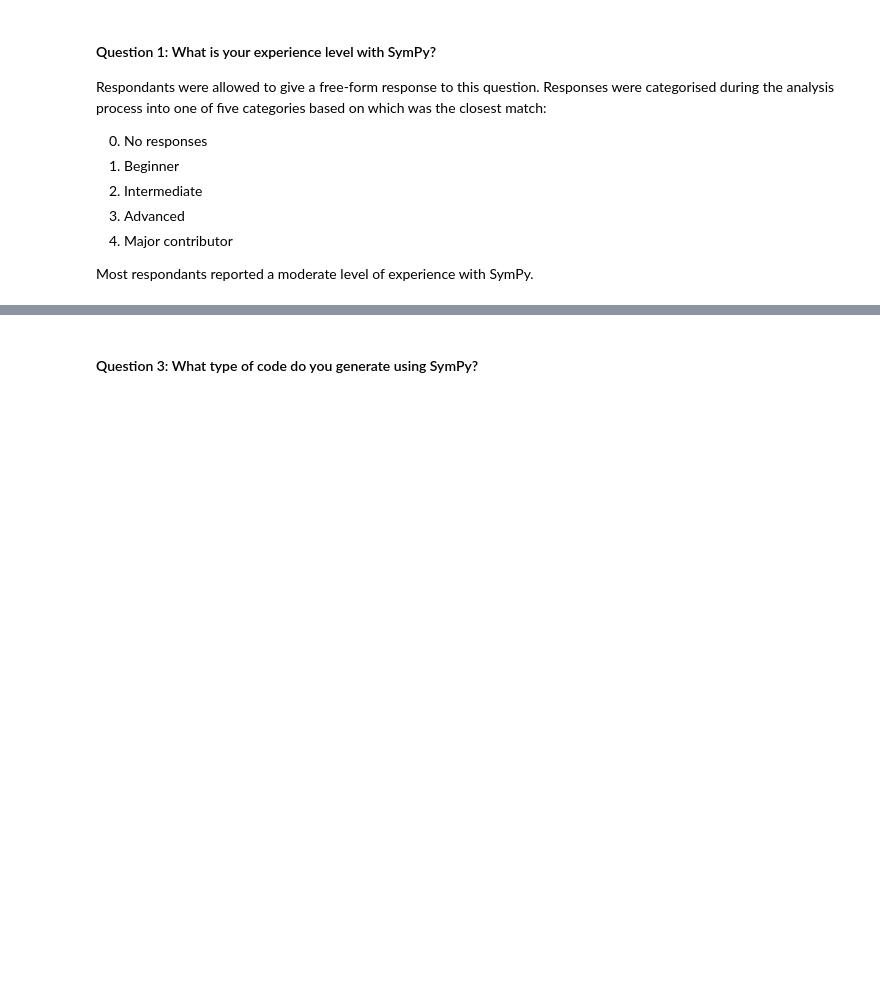
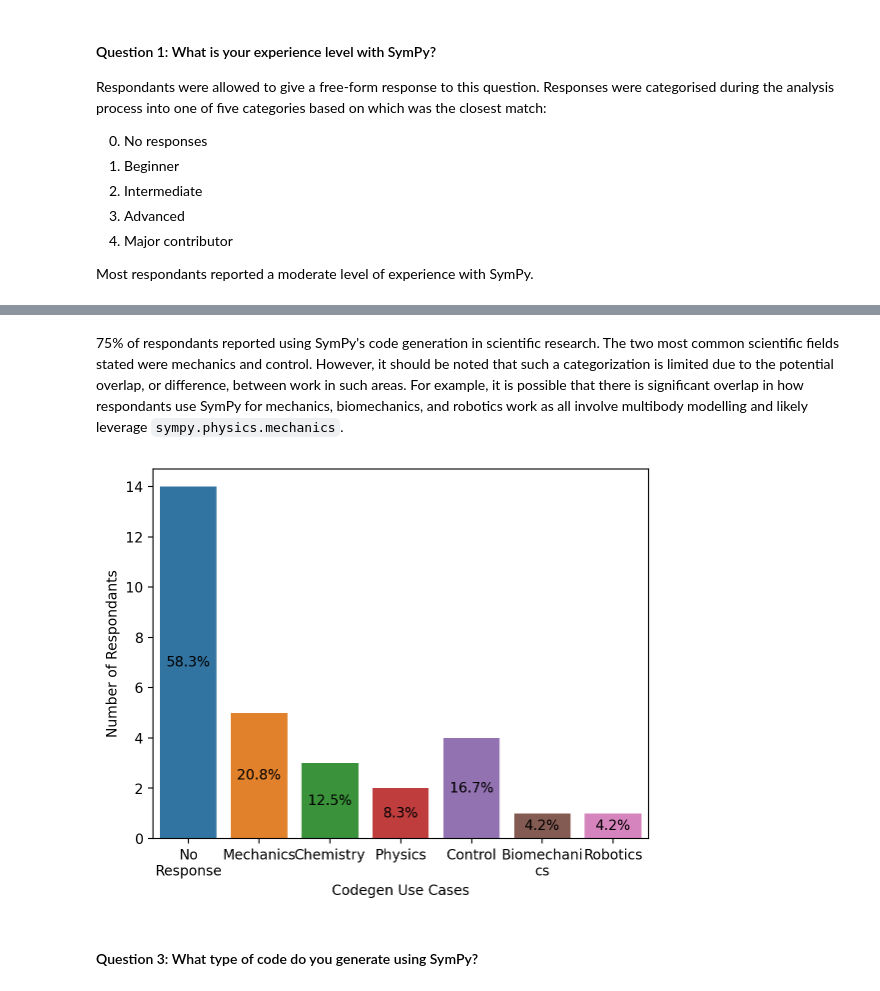
Before and after one commit to sympy/sympy-codegen-survey, a Jupyter notebook: analysis.ipynb, the cells around one changed output, grey strips where cells are left out. Cells and saved outputs as stored; diff of their text form; code cells hidden in the pictures; blank space fills up the shorter version.

```diff
--- a/analysis.ipynb
+++ b/analysis.ipynb
@@ -97,3 +145,24 @@ xtl = ax.set_xticklabels(textwrap.fill(x.get_text(), max_width) for x in ax.get_
+# %% [markdown]
+75% of respondants reported using SymPy's code generation in scientific research. The two most common scientific fields stated were mechanics and control. However, it should be noted that such a categorization is limited due to the potential overlap, or difference, between work in such areas. For example, it is possible that there is significant overlap in how respondants use SymPy for mechanics, biomechanics, and robotics work as all involve multibody modelling and likely leverage `sympy.physics.mechanics`.
+# %%
+df[scientific_fields]
+
+scientific_fields_counts = collections.Counter()
+for response in df[scientific_fields].fillna("No Response").astype("str"):
+    scientific_fields_counts.update(response.split(","))
+
+scientific_fields_df = pd.Series(scientific_fields_counts, name="scientific fields").to_frame()
+scientific_fields_proportions = [f"{((users / number_responses) * 100):.1f}%"
+                                 for users in scientific_fields_df["scientific fields"]]
+
+ax = sns.barplot(x=scientific_fields_df.index, y=scientific_fields_df["scientific fields"])
+ax.bar_label(ax.containers[0], scientific_fields_proportions, label_type='center')
+ax.set_xticklabels(list(scientific_fields_counts.keys()))
+ax.set_xlabel("Codegen Use Cases")
+ax.set_ylabel("Number of Respondants")
+_ = ax.set_xticklabels(textwrap.fill(x.get_text(), 10) for x in ax.get_xticklabels())
+# %% [output]
+[figure, added]
 # %% [markdown]
 #### Question 3: What type of code do you generate using SymPy?
 # %% [markdown]
```
Also changed, not shown: parts of 7 cells of this notebook.
